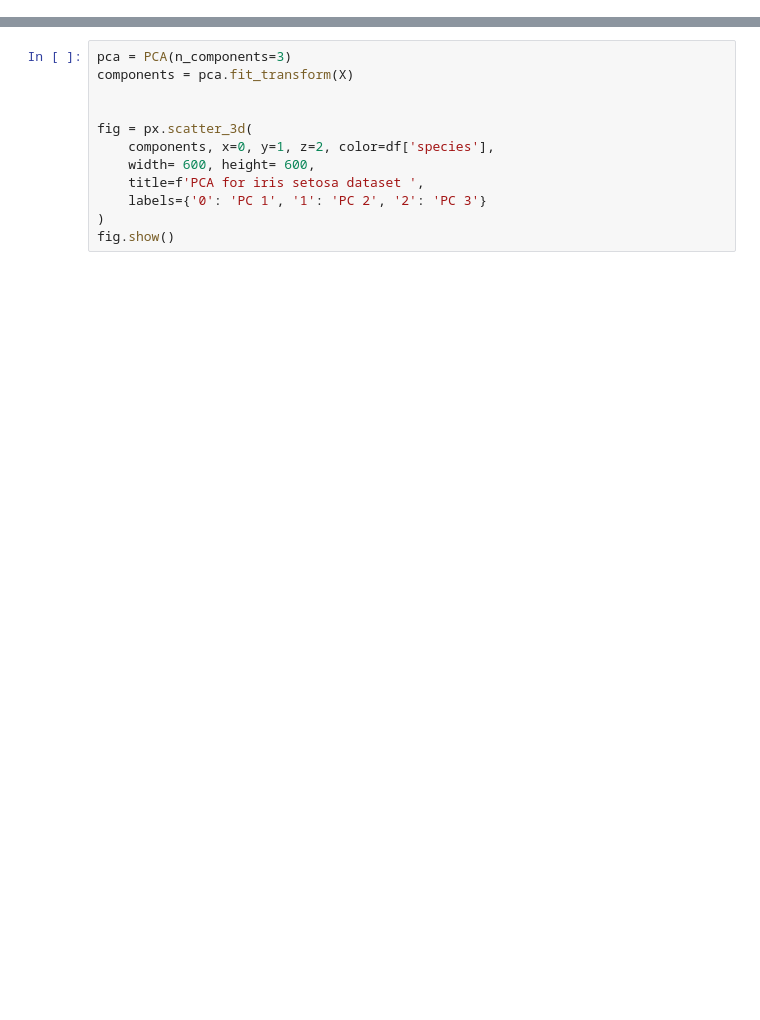
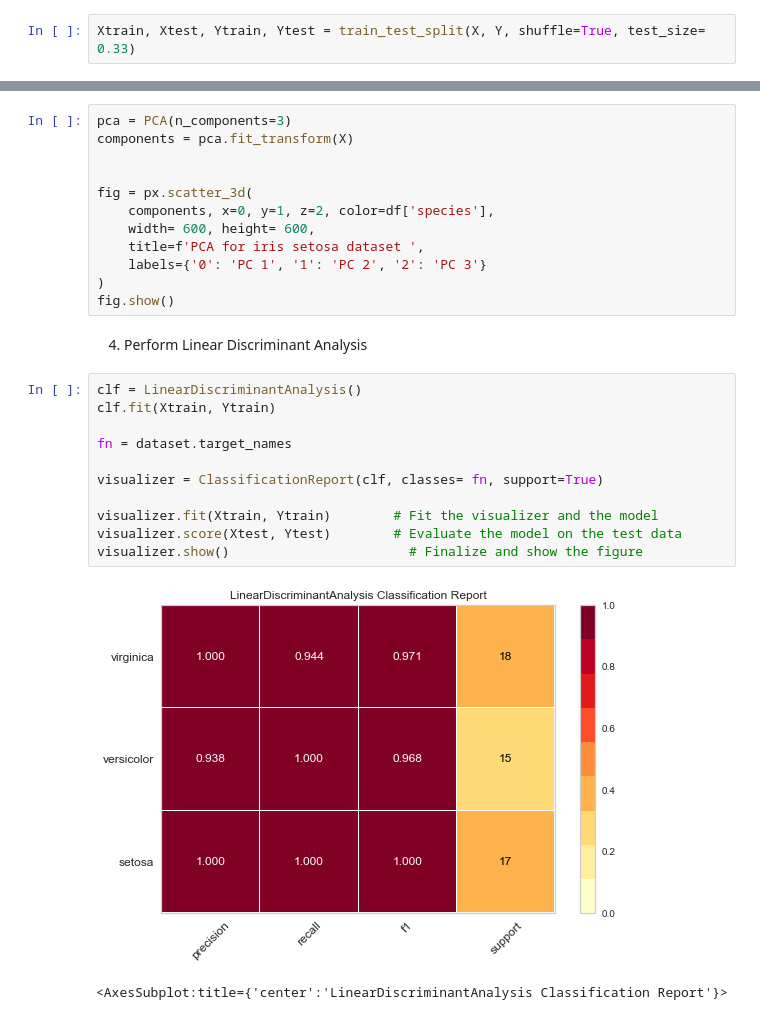
Before and after one commit to DavidDrumond/Python-portifolio, a Jupyter notebook: Iris Setosa/Iris_Setosa.ipynb, the cells around one changed output, grey strips where cells are left out. Cells and saved outputs as stored; diff of their text form; blank space fills up the shorter version.

```diff
--- a/Iris Setosa/Iris_Setosa.ipynb
+++ b/Iris Setosa/Iris_Setosa.ipynb
@@ -61,3 +72,5 @@ df.describe()
 | unique | 35 | 23 | 43 | 22 | 3 |
 | top | 5.0 | 3.0 | 1.5 | 0.2 | versicolor |
 | freq | 10 | 26 | 13 | 29 | 50 |
+# %%
+Xtrain, Xtest, Ytrain, Ytest = train_test_split(X, Y, shuffle=True, test_size= 0.33)
@@ -73,3 +88,19 @@ fig = px.scatter_3d(
     labels={'0': 'PC 1', '1': 'PC 2', '2': 'PC 3'}
 )
 fig.show()
+# %% [markdown]
+4. Perform Linear Discriminant Analysis
+# %%
+clf = LinearDiscriminantAnalysis()
+clf.fit(Xtrain, Ytrain)
+
+fn = dataset.target_names
+
+visualizer = ClassificationReport(clf, classes= fn, support=True)
+
+visualizer.fit(Xtrain, Ytrain)        # Fit the visualizer and the model
+visualizer.score(Xtest, Ytest)        # Evaluate the model on the test data
+visualizer.show()                       # Finalize and show the figure
+# %% [output]
+[figure, added]
+<AxesSubplot:title={'center':'LinearDiscriminantAnalysis Classification Report'}>
```
Also changed, not shown: parts of 7 cells of this notebook, 1 other file.
